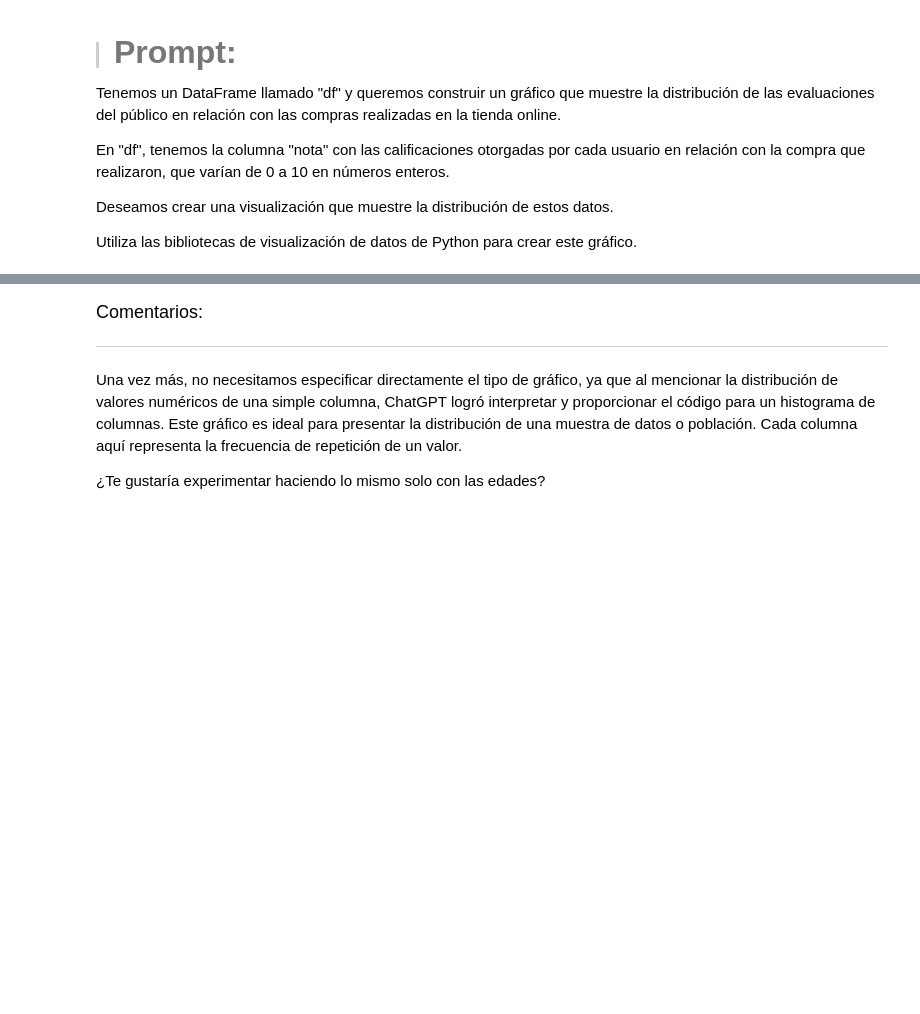
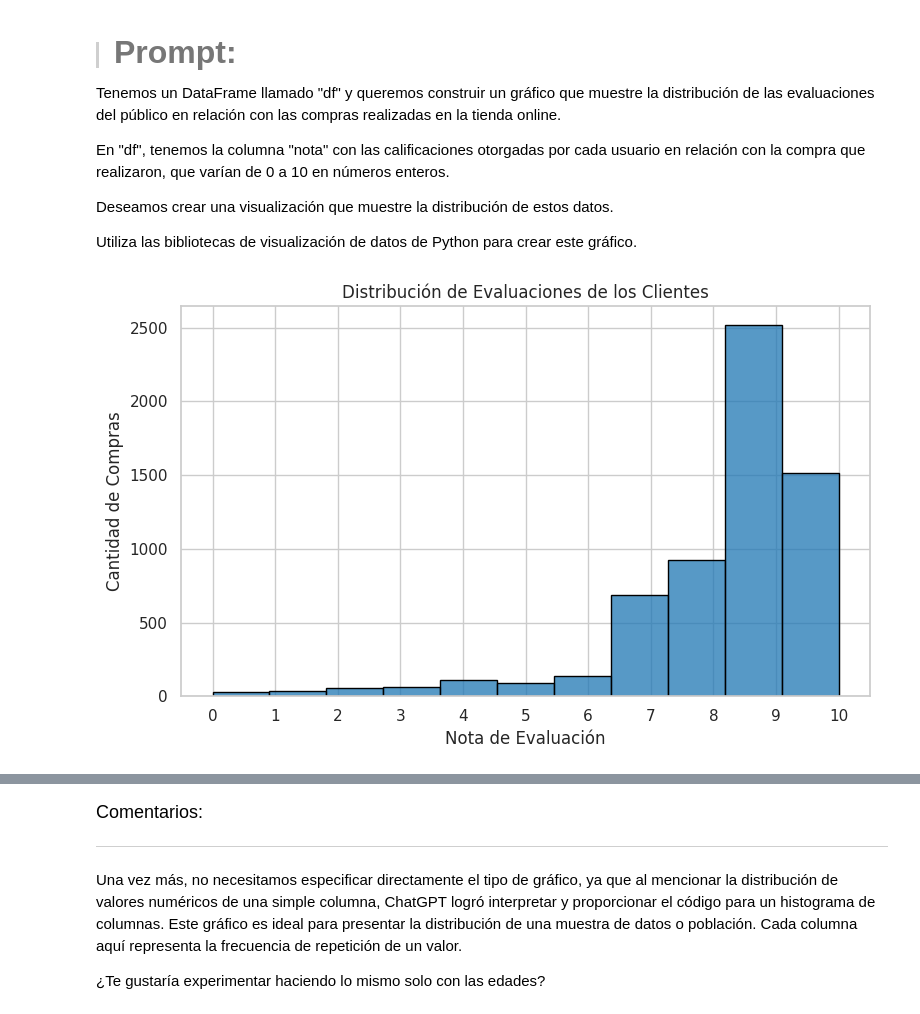
Before and after one commit to mg253a/IA_aplicada_a_ciencia_de_datos, a Jupyter notebook: IA_aplicada_a_ciencia_de_datos.ipynb, the cells around one changed output, grey strips where cells are left out. Drawn from its saved outputs; the diff is of its cells as text; code cells hidden in the pictures; blank space fills up the shorter version.

```diff
--- a/IA_aplicada_a_ciencia_de_datos.ipynb
+++ b/IA_aplicada_a_ciencia_de_datos.ipynb
@@ -800,3 +800,22 @@ En "df", tenemos la columna "nota" con las calificaciones otorgadas por cada usu
 Deseamos crear una visualización que muestre la distribución de estos datos.
 
 Utiliza las bibliotecas de visualización de datos de Python para crear este gráfico.
+# %%
+## El gráfico muestra cuántas compras recibieron cada nota del 0 al 10.
+## Ideal para identificar concentraciones (por ejemplo, si la mayoría califica con 8, 9 o 10).
+
+# Configurar el estilo del gráfico
+sns.set(style="whitegrid")
+
+# Crear histograma de las notas
+plt.figure(figsize=(8, 5))
+sns.histplot(df['nota'], bins=11, kde=False, color='#1f77b4', edgecolor='black')
+
+plt.title('Distribución de Evaluaciones de los Clientes')
+plt.xlabel('Nota de Evaluación')
+plt.ylabel('Cantidad de Compras')
+plt.xticks(range(0, 11))  # Asegurar etiquetas de 0 a 10
+plt.tight_layout()
+plt.show()
+# %% [output]
+[figure, added]
```
Also changed, not shown: parts of 7 cells of this notebook.
